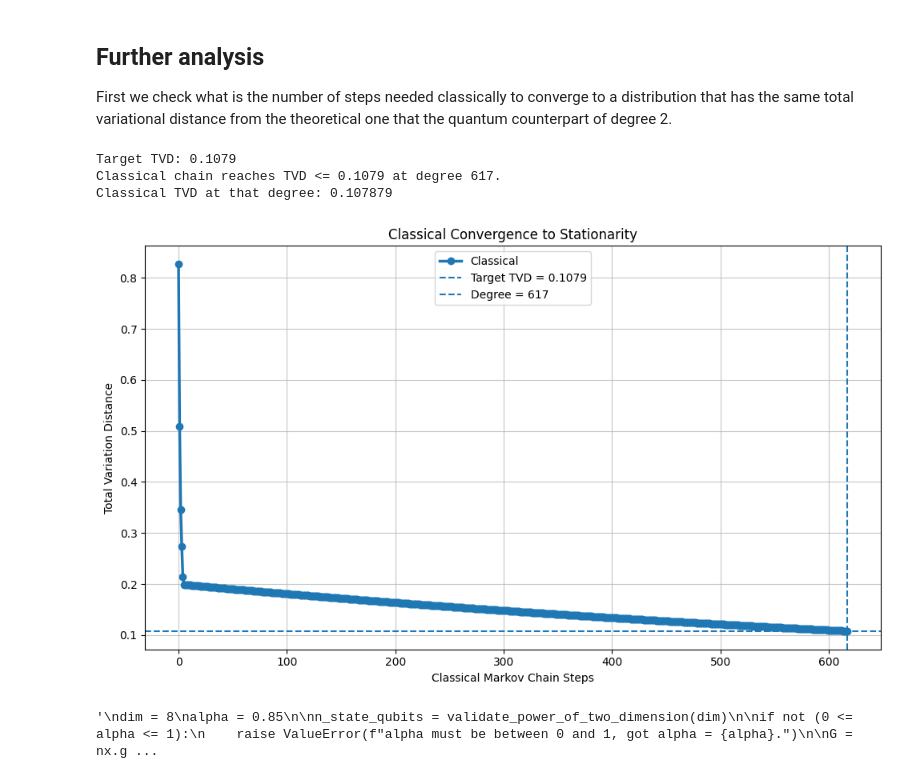
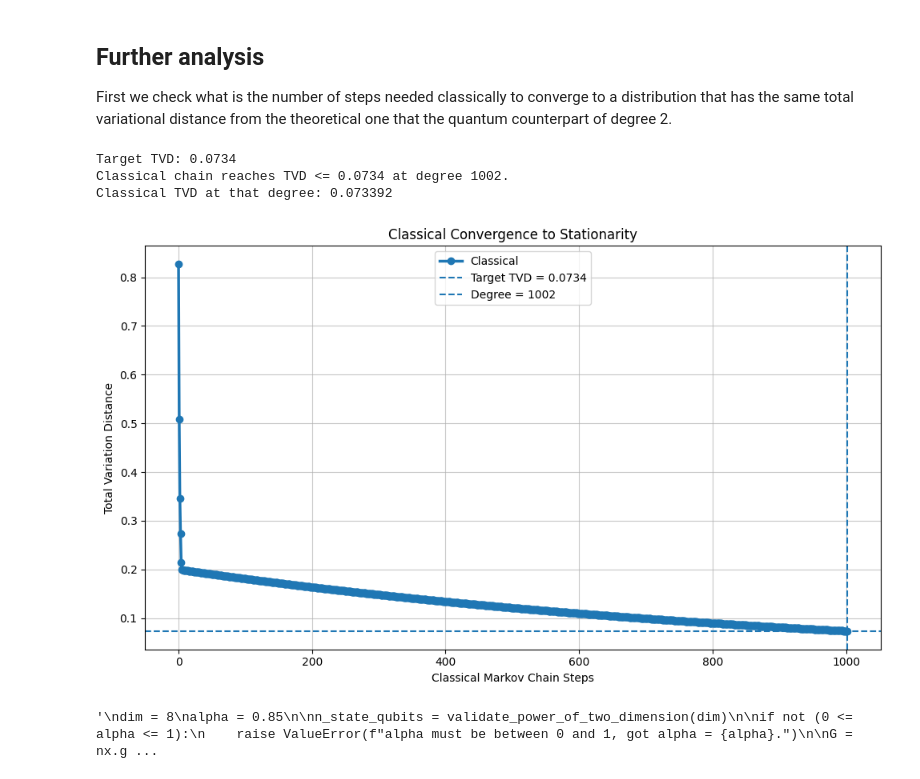
Before and after one commit to frafino/Quantum-Speedup-for-Nonreversible-Markov-Chains, a Jupyter notebook: non_reversible_toy_chain.ipynb, the cells around one changed output. Saved outputs shown, nothing was run; the diff lists cells and outputs as text; code cells hidden in the pictures.

```diff
--- a/non_reversible_toy_chain.ipynb
+++ b/non_reversible_toy_chain.ipynb
@@ -403,7 +523,7 @@ Right and left singular vector match pi state
 We now define the polynomial that will be applied in GQSP to $W$. We set $\epsilon=0.01$. In order to find the degree of the chebyshev polynomial, we use the well known extremely useful formula:
 $ \\ d = \frac{\operatorname{arccosh}(\frac{1}{\epsilon})}{\operatorname{arccosh}(\frac{1}{1 - \delta})}$
 # %%
-epsilon = 0.001
+epsilon = 0.3
 
 d_raw = np.arccosh(1 / epsilon) / np.arccosh(1 / (1 - spectral_gap))
 d = int(np.ceil(d_raw))
@@ -825,6 +1002,7 @@ def compute_rotation_angles(S, d):
 S = np.vstack([P_coefficients, Q_coefficients])
 
 # Computing the angles
+d = 60
 
 theta_list, phi_list, lambda_val = compute_rotation_angles(S, d)
 
@@ -867,7 +1045,11 @@ W_gate = UnitaryGate(W_qiskit, label="W")
 
 A = W_gate.control(num_ctrl_qubits=1, ctrl_state="0")
 # %%
-# Creating the gates
+# 1. Initialize the empty sub-circuit (dynamically getting the degree from your lists)
+d = len(theta_list) - 1
+gqsp_qc = QuantumCircuit(qs, qx, qy, qh, name=f"GQSP (d={d})")
+
+# 2. Run your loop, but apply everything to 'gqsp_qc' instead of 'qc'
 for index, angle_theta in enumerate(theta_list):
 
     angle_phi = phi_list[index]
@@ -876,14 +1058,22 @@ for index, angle_theta in enumerate(theta_list):
         R_gate = RotationGate(angle_theta, angle_phi, lambda_val)
     else:
         R_gate = RotationGate(angle_theta, angle_phi, 0)
-        qc.append(A, list(qs) + list(qx) + list(qy) + list(qh))
+        # CHANGED: append the Walk Operator A to the sub-circuit
+        gqsp_qc.append(A, list(qs) + list(qx) + list(qy) + list(qh))
 
-    qc.append(R_gate, qs)
+    # CHANGED: append the Rotation to the sub-circuit
+    gqsp_qc.append(R_gate, qs)
 
+# 3. Convert the entire 170-iteration sequence into a single custom block
+gqsp_block = gqsp_qc.to_instruction()
+
+# 4. Append the block to your main circuit 'qc'
+qc.append(gqsp_block, list(qs) + list(qx) + list(qy) + list(qh))
+
+# --- Prints and drawing remain exactly the same ---
 print(f"Theta list: {theta_list}")
 print(f"Phi list : {phi_list}")
 print(f"Lambda: {lambda_val}")
 
-
 qc.draw("mpl")
 # %% [output]
@@ -1017,7 +1207,7 @@ def classic_evolution_from_state(degree, P, pi, start_state=0):
 
 
 # Choose the target TVD you want to compare against
-target_tvd = 0.1079
+target_tvd = 0.0734
 
 # Classical search range
 max_classical_degree = 50000
@@ -1038,35 +1228,35 @@ for degree in range(max_classical_degree + 1):
 
     if first_degree_below_target is None and tvd <= target_tvd:
         first_degree_below_target = degree
         break
 
     dist = dist @ P
 
 print(f"Target TVD: {target_tvd}")
 
 if first_degree_below_target is None:
     print(f"Classical chain did not reach TVD <= {target_tvd} by degree {max_classical_degree}.")
 else:
     print(f"Classical chain reaches TVD <= {target_tvd} at degree {first_degree_below_target}.")
     print(f"Classical TVD at that degree: {classic_tvds[-1]:.6f}")
 
 plt.figure(figsize=(10, 6))
 plt.plot(classic_degrees, classic_tvds, marker="o", linewidth=2.5, label="Classical")
 plt.axhline(target_tvd, linestyle="--", label=f"Target TVD = {target_tvd}")
 
 if first_degree_below_target is not None:
     plt.axvline(first_degree_below_target, linestyle="--", label=f"Degree = {first_degree_below_target}")
 
 plt.title("Classical Convergence to Stationarity")
 plt.xlabel("Classical Markov Chain Steps")
 plt.ylabel("Total Variation Distance")
 plt.grid(True, alpha=0.7)
 plt.legend()
 plt.tight_layout()
 plt.show()
 # %% [output]
-Target TVD: 0.1079
-Classical chain reaches TVD <= 0.1079 at degree 617.
-Classical TVD at that degree: 0.107879
+Target TVD: 0.0734
+Classical chain reaches TVD <= 0.0734 at degree 1002.
+Classical TVD at that degree: 0.073392
-[figure, old version]
+[figure, new version]
 # %%
```
Also changed, not shown: parts of 13 cells of this notebook.
